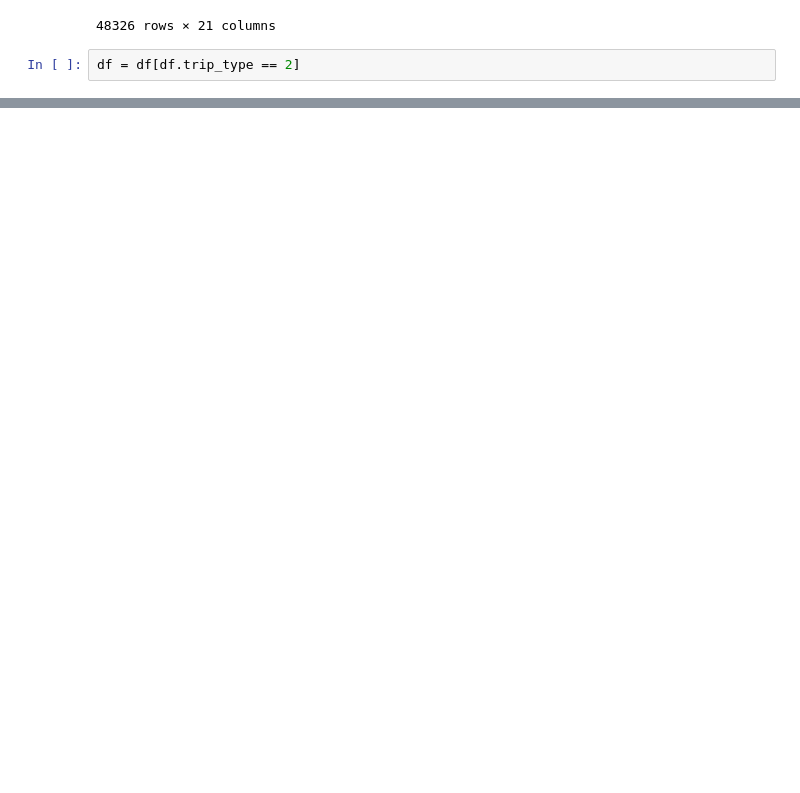
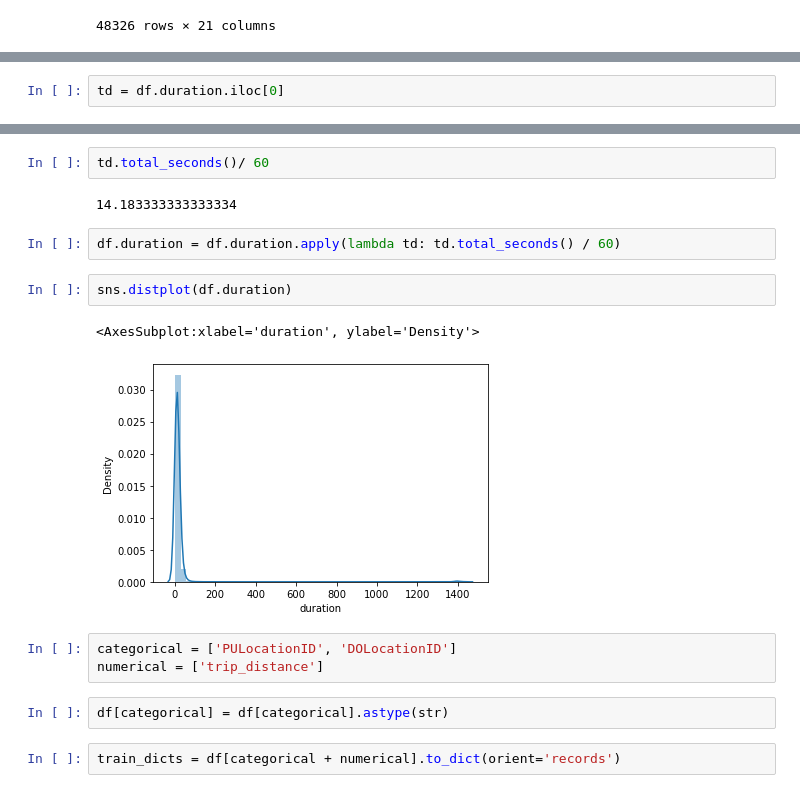
Before and after one commit to Souvik97-droid/MlOps-zoomcamp, a Jupyter notebook: 01-intro/duration-prediction.ipynb, the cells around one changed output, grey strips where cells are left out. Drawn from its saved outputs; the diff is of its cells as text; blank space fills up the shorter version.

```diff
--- a/01-intro/duration-prediction.ipynb
+++ b/01-intro/duration-prediction.ipynb
@@ -22,5 +35,3 @@ df
 | 48324 | 2 | 2025-01-31 22:22:00 | 2025-01-31 22:25:00 | None | NaN | 75 | ... |
 | 48325 | 2 | 2025-01-31 22:15:00 | 2025-01-31 22:22:00 | None | NaN | 42 | ... |
 48326 rows × 21 columns
-# %%
-df = df[df.trip_type == 2]
@@ -75,0 +59,2 @@ df
+# %%
+td = df.duration.iloc[0]
@@ -75,0 +65,18 @@ df
+# %%
+td.total_seconds()/ 60
+# %% [output]
+14.183333333333334
+# %%
+df.duration = df.duration.apply(lambda td: td.total_seconds() / 60)
+# %%
+sns.distplot(df.duration)
+# %% [output]
+<AxesSubplot:xlabel='duration', ylabel='Density'>
+[figure, added]
+# %%
+categorical = ['PULocationID', 'DOLocationID']
+numerical = ['trip_distance']
+# %%
+df[categorical] = df[categorical].astype(str)
+# %%
+train_dicts = df[categorical + numerical].to_dict(orient='records')
```
Also changed, not shown: parts of 25 cells of this notebook, 3 other files.
